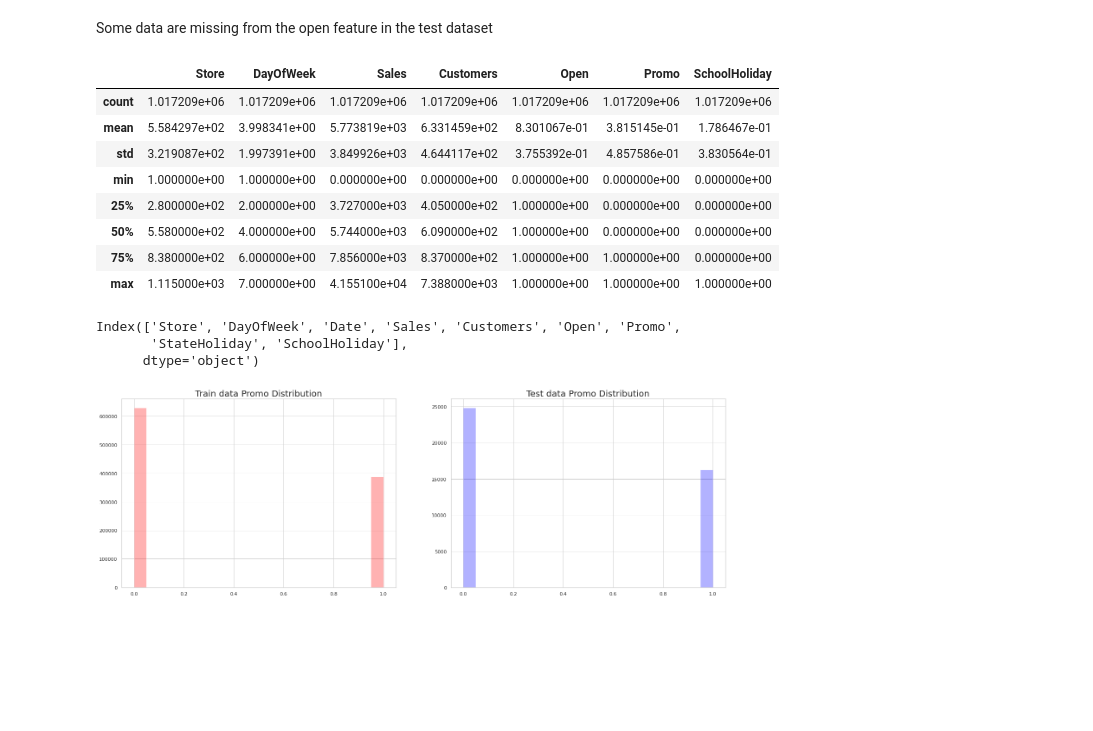
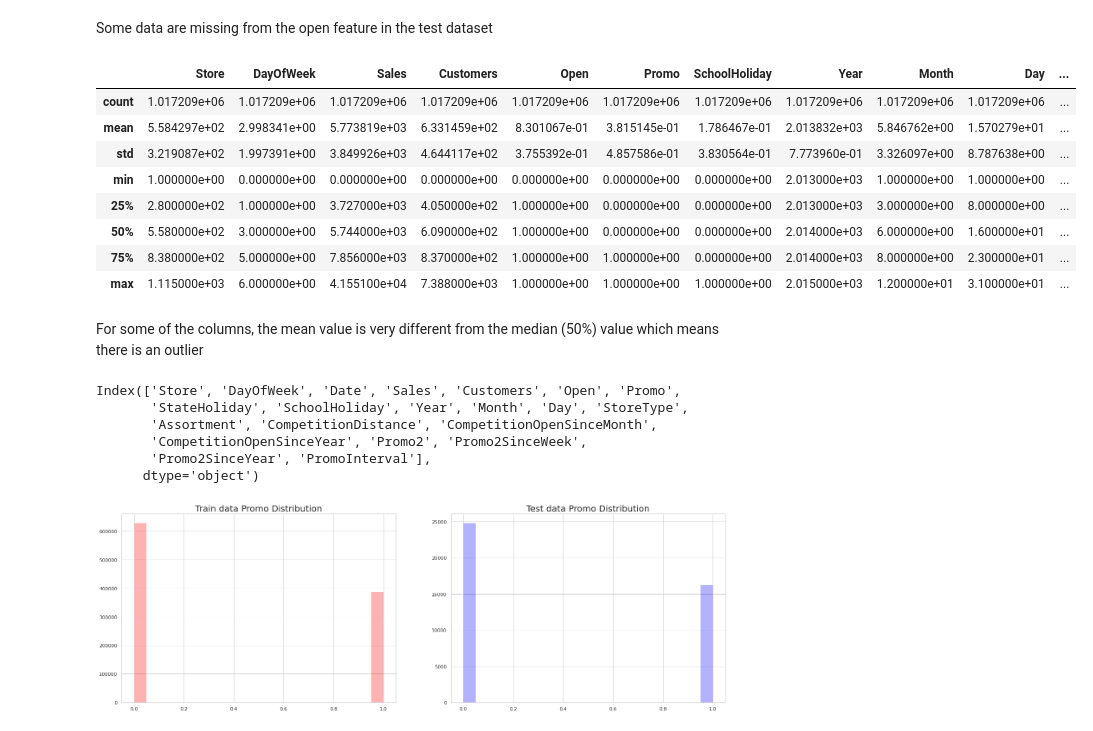
Before and after one commit to jedisam/Sales-prediction, a Jupyter notebook: notebooks/sales-eda.ipynb, the cells around one changed output. Cells and saved outputs as stored; diff of their text form; code cells hidden in the pictures; blank space fills up the shorter version.

Commit message:
preprocess and version data

```diff
--- a/notebooks/sales-eda.ipynb
+++ b/notebooks/sales-eda.ipynb
@@ -93,0 +116,3 @@ store_df.shape
+# %%
+# Change the date column to datetime
+train_joined = preprocess.convert_to_datetime(train_joined, 'Date')
@@ -93,0 +121,2 @@ store_df.shape
+# %%
+train_joined = preprocess.extract_fields_date(train_joined, 'Date')
@@ -133,22 +165,27 @@ memory usage: 2.5+ MB
 # %% [markdown]
 Some data are missing from the open feature in the test dataset
 # %%
-train_df.describe()
+train_joined.describe()
 # %% [output]
-|  | Store | DayOfWeek | Sales | Customers | Open | Promo | SchoolHoliday |
-| count | 1.017209e+06 | 1.017209e+06 | 1.017209e+06 | 1.017209e+06 | 1.017209e+06 | 1.017209e+06 | 1.017209e+06 |
-| mean | 5.584297e+02 | 3.998341e+00 | 5.773819e+03 | 6.331459e+02 | 8.301067e-01 | 3.815145e-01 | 1.786467e-01 |
-| std | 3.219087e+02 | 1.997391e+00 | 3.849926e+03 | 4.644117e+02 | 3.755392e-01 | 4.857586e-01 | 3.830564e-01 |
-| min | 1.000000e+00 | 1.000000e+00 | 0.000000e+00 | 0.000000e+00 | 0.000000e+00 | 0.000000e+00 | 0.000000e+00 |
-| 25% | 2.800000e+02 | 2.000000e+00 | 3.727000e+03 | 4.050000e+02 | 1.000000e+00 | 0.000000e+00 | 0.000000e+00 |
-| 50% | 5.580000e+02 | 4.000000e+00 | 5.744000e+03 | 6.090000e+02 | 1.000000e+00 | 0.000000e+00 | 0.000000e+00 |
-| 75% | 8.380000e+02 | 6.000000e+00 | 7.856000e+03 | 8.370000e+02 | 1.000000e+00 | 1.000000e+00 | 0.000000e+00 |
-| max | 1.115000e+03 | 7.000000e+00 | 4.155100e+04 | 7.388000e+03 | 1.000000e+00 | 1.000000e+00 | 1.000000e+00 |
+|  | Store | DayOfWeek | Sales | Customers | Open | Promo | SchoolHoliday | Year | Month | Day | ... |
+| count | 1.017209e+06 | 1.017209e+06 | 1.017209e+06 | 1.017209e+06 | 1.017209e+06 | 1.017209e+06 | 1.017209e+06 | 1.017209e+06 | 1.017209e+06 | 1.017209e+06 | ... |
+| mean | 5.584297e+02 | 2.998341e+00 | 5.773819e+03 | 6.331459e+02 | 8.301067e-01 | 3.815145e-01 | 1.786467e-01 | 2.013832e+03 | 5.846762e+00 | 1.570279e+01 | ... |
+| std | 3.219087e+02 | 1.997391e+00 | 3.849926e+03 | 4.644117e+02 | 3.755392e-01 | 4.857586e-01 | 3.830564e-01 | 7.773960e-01 | 3.326097e+00 | 8.787638e+00 | ... |
+| min | 1.000000e+00 | 0.000000e+00 | 0.000000e+00 | 0.000000e+00 | 0.000000e+00 | 0.000000e+00 | 0.000000e+00 | 2.013000e+03 | 1.000000e+00 | 1.000000e+00 | ... |
+| 25% | 2.800000e+02 | 1.000000e+00 | 3.727000e+03 | 4.050000e+02 | 1.000000e+00 | 0.000000e+00 | 0.000000e+00 | 2.013000e+03 | 3.000000e+00 | 8.000000e+00 | ... |
+| 50% | 5.580000e+02 | 3.000000e+00 | 5.744000e+03 | 6.090000e+02 | 1.000000e+00 | 0.000000e+00 | 0.000000e+00 | 2.014000e+03 | 6.000000e+00 | 1.600000e+01 | ... |
+| 75% | 8.380000e+02 | 5.000000e+00 | 7.856000e+03 | 8.370000e+02 | 1.000000e+00 | 1.000000e+00 | 0.000000e+00 | 2.014000e+03 | 8.000000e+00 | 2.300000e+01 | ... |
+| max | 1.115000e+03 | 6.000000e+00 | 4.155100e+04 | 7.388000e+03 | 1.000000e+00 | 1.000000e+00 | 1.000000e+00 | 2.015000e+03 | 1.200000e+01 | 3.100000e+01 | ... |
+# %% [markdown]
+For some of the columns, the mean value is very different from the median (50%) value which means there is an outlier
 # %%
-train_df.columns
+train_joined.columns
 # %% [output]
 Index(['Store', 'DayOfWeek', 'Date', 'Sales', 'Customers', 'Open', 'Promo',
-       'StateHoliday', 'SchoolHoliday'],
+       'StateHoliday', 'SchoolHoliday', 'Year', 'Month', 'Day', 'StoreType',
+       'Assortment', 'CompetitionDistance', 'CompetitionOpenSinceMonth',
+       'CompetitionOpenSinceYear', 'Promo2', 'Promo2SinceWeek',
+       'Promo2SinceYear', 'PromoInterval'],
       dtype='object')
 # %%
 plot.plot_subplots(train_df['Promo'], test_df['Promo'], 'Train data Promo Distribution', 'Test data Promo Distribution')
```
Also changed, not shown: parts of 10 cells of this notebook, 5 other files.
